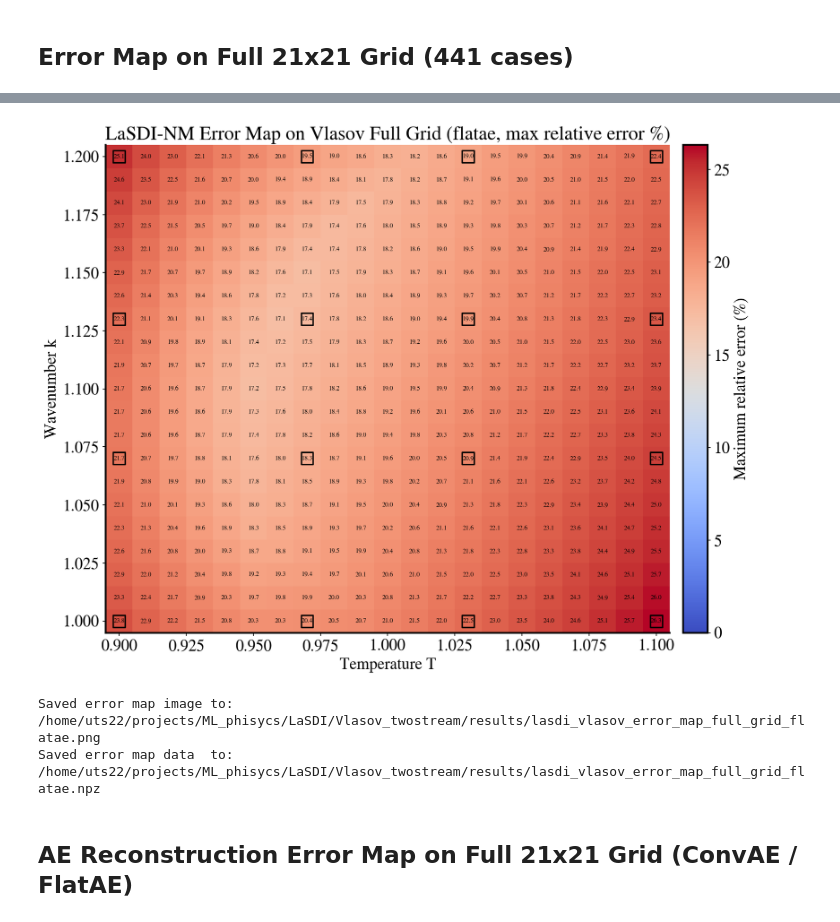
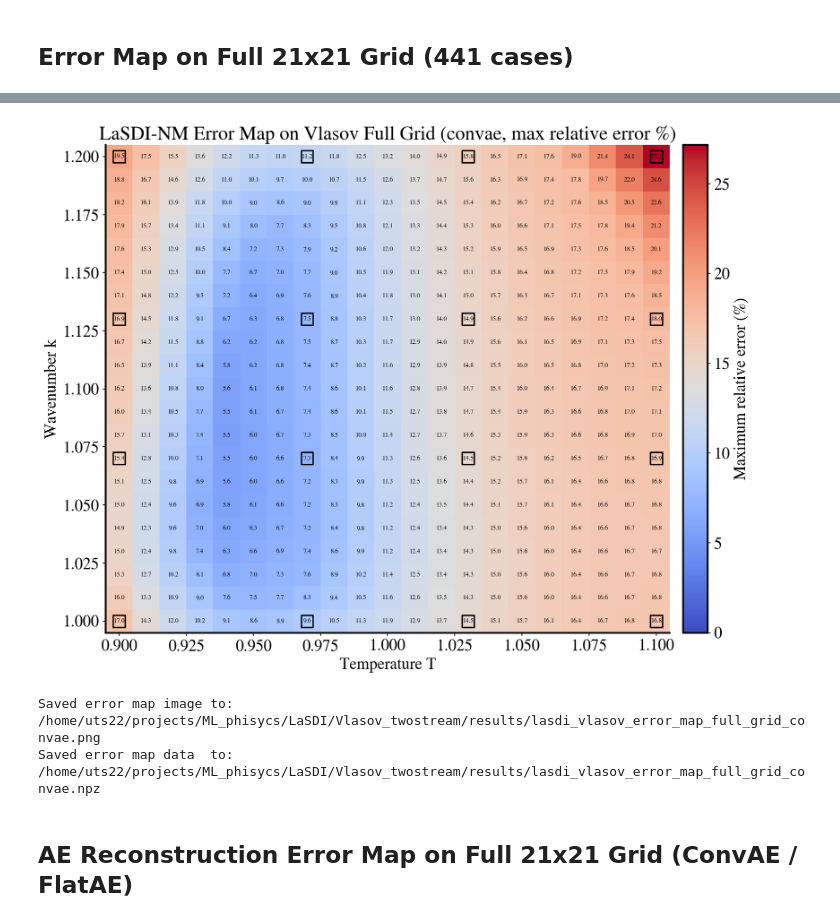
Before and after one commit to utstaku/LaSDI, a Jupyter notebook: Vlasov_twostream/LaSDI_vlasov_NM.ipynb, the cells around one changed output, grey strips where cells are left out. Saved outputs shown, nothing was run; the diff lists cells and outputs as text; code cells hidden in the pictures.

Commit message:
convAE latent6 performed well

```diff
--- a/Vlasov_twostream/LaSDI_vlasov_NM.ipynb
+++ b/Vlasov_twostream/LaSDI_vlasov_NM.ipynb
@@ -50,8 +51,8 @@ dataset_root = Path('./vlasov_twostream_param_grid')
 
 # Priority order: first existing file is used.
 model_candidates = [
-    #Path('./models/conv_ae_latent6/AE_vlasov.tar'),
-    Path('./models/flat_ae_latent8/AE_vlasov.tar'),
+    Path('./models/conv_ae_latent6/AE_vlasov.tar'),
+    Path('./models/flat_ae_latent5_ep1500/AE_vlasov.tar'),
     #Path('./models/flat_single_ae_spa5_ep200/AE_vlasov.tar'),
     Path('./models/AE_vlasov_smoke.tar'),
     Path('./models/AE_vlasov_smoke2.tar'),
@@ -67,8 +68,8 @@ model_file = existing_models[0]
 
 # LaSDI training/evaluation setup
 samples_per_axis = 4
-poly_degree = 1
-include_interaction = False
+poly_degree = 2
+include_interaction = True
 sindy_threshold = 0.01
 
 # Activation used in AE training (default: swish)
@@ -393,6 +405,12 @@ P shape: (16, 2)
 # %%
 normal = np.amax(np.abs(np.concatenate(latent_space_SS, axis=0)))
-LaSDI_model = LaSDI(encoder_lasdi, decoder_lasdi, NN=True, device=device)
+LaSDI_model = LaSDI(encoder_lasdi, decoder_lasdi,
+                    NN=True, device=device,
+                    Local=False,
+                    Coef_interp=False,
+                    #Coef_interp_method=Rbf
+                    Coef_interp_method=knn_idw_factory
+                    )
 LaSDI_model.train_dynamics(
     latent_space_SS,
     P,
@@ -489,0 +506,24 @@ Max relative error: 19.043%
+# %%
+"""
+from itertools import combinations_with_replacement
+import numpy as np
+
+def _term_names(n_state, degree):
+    names = []
+    for d in range(1, degree + 1):
+        for idxs in combinations_with_replacement(range(n_state), d):
+            names.append("*".join([f"x{i}" for i in idxs]))
+    return ["1"] + names
+
+# まずこのパラメータで一度ROMを計算して coeff_interp_model を作る
+_ = reconstruct_case(1.00, 1.10, time_stride=1)
+
+# LaSDI.py の ODE_resim と同じ向きに合わせる
+Xi = LaSDI_model.coeff_interp_model.T   # shape: (n_terms, n_state)
+terms = _term_names(Xi.shape[1], LaSDI_model.degree)
+
+for j in range(Xi.shape[1]):
+    parts = [f"{Xi[i, j]:+.4e}*{terms[i]}" for i in range(Xi.shape[0]) if abs(Xi[i, j]) > 1e-12]
+    rhs = " ".join(parts) if parts else "0"
+    print(f"(x{j})' = {rhs}")
+"""
@@ -608,7 +650,7 @@ plt.show()
 ## Error Map on Full 21x21 Grid (441 cases)
 # %%
 # For faster execution, use time_stride>1.
-error_map_time_stride = 20
+error_map_time_stride = 1
 
 params_all = np.asarray([[c['T'], c['k']] for c in all_cases], dtype=float)
 T_values = np.sort(np.unique(params_all[:, 0]))
@@ -750,6 +792,6 @@ print(f'Saved error map data  to: {out_npz.resolve()}')
-[figure, old version]
+[figure, new version]
-Saved error map image to: /home/uts22/projects/ML_phisycs/LaSDI/Vlasov_twostream/results/lasdi_vlasov_error_map_full_grid_flatae.png
-Saved error map data  to: /home/uts22/projects/ML_phisycs/LaSDI/Vlasov_twostream/results/lasdi_vlasov_error_map_full_grid_flatae.npz
+Saved error map image to: /home/uts22/projects/ML_phisycs/LaSDI/Vlasov_twostream/results/lasdi_vlasov_error_map_full_grid_convae.png
+Saved error map data  to: /home/uts22/projects/ML_phisycs/LaSDI/Vlasov_twostream/results/lasdi_vlasov_error_map_full_grid_convae.npz
 # %% [markdown]
 ## AE Reconstruction Error Map on Full 21x21 Grid (ConvAE / FlatAE)
 # %%
```
Also changed, not shown: parts of 12 cells of this notebook, 11 other files.
